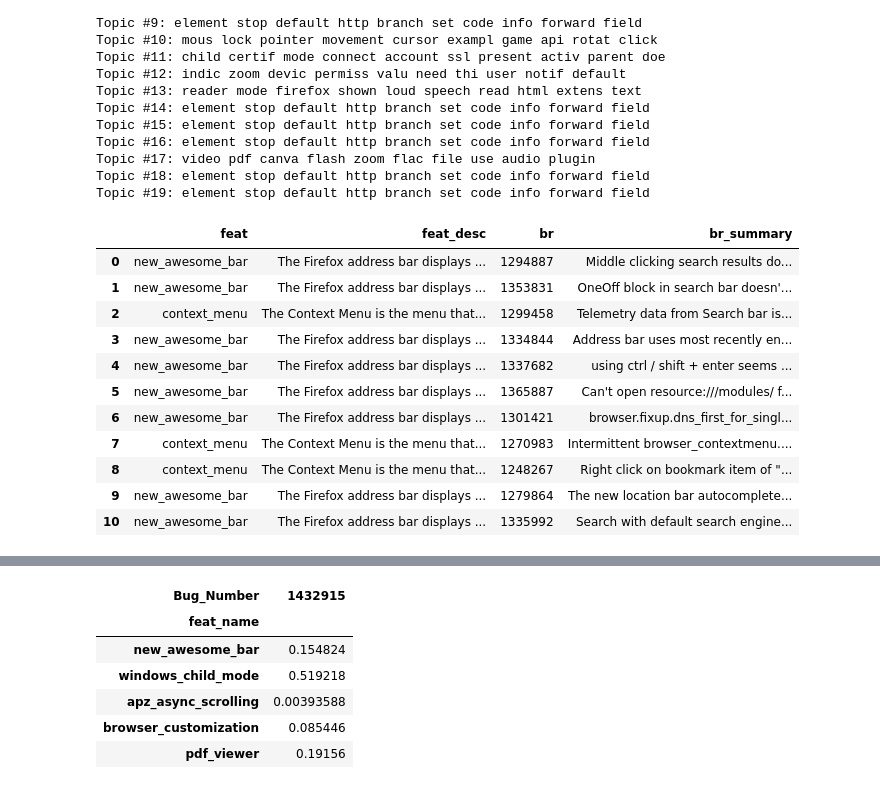
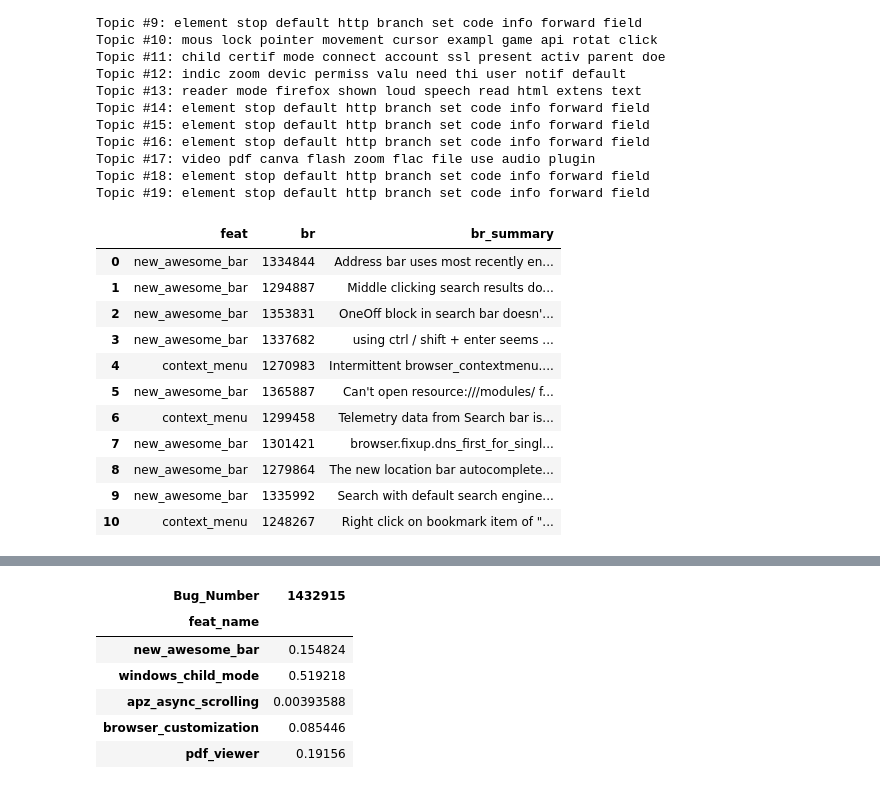
Before and after one commit to Pointpt/trace-link-recovery-study, a Jupyter notebook: notebooks/firefox_p2/feat_br_tracing/feat_br_runner.ipynb, the cells around one changed output, grey strips where cells are left out. Drawn from its saved outputs; the diff is of its cells as text; code cells hidden in the pictures.

```diff
--- a/notebooks/firefox_p2/feat_br_tracing/feat_br_runner.ipynb
+++ b/notebooks/firefox_p2/feat_br_tracing/feat_br_runner.ipynb
@@ -406,20 +402,20 @@ Topic #17: video pdf canva flash zoom flac file use audio plugin
 Topic #18: element stop default http branch set code info forward field
 Topic #19: element stop default http branch set code info forward field
 # %%
-aux_functions.detail_features_br(lda_fn_exc_set_t1, features, bugreports)
+aux_functions.detail_features_br(lda_fn_exc_set_t1, features, bugreports)[['feat','br','br_summary']]
 # %% [output]
-|  | feat | feat_desc | br | br_summary |
-| 0 | new_awesome_bar | The Firefox address bar displays ... | 1294887 | Middle clicking search results do... |
-| 1 | new_awesome_bar | The Firefox address bar displays ... | 1353831 | OneOff block in search bar doesn'... |
-| 2 | context_menu | The Context Menu is the menu that... | 1299458 | Telemetry data from Search bar is... |
-| 3 | new_awesome_bar | The Firefox address bar displays ... | 1334844 | Address bar uses most recently en... |
-| 4 | new_awesome_bar | The Firefox address bar displays ... | 1337682 | using ctrl / shift + enter seems ... |
-| 5 | new_awesome_bar | The Firefox address bar displays ... | 1365887 | Can't open resource:///modules/ f... |
-| 6 | new_awesome_bar | The Firefox address bar displays ... | 1301421 | browser.fixup.dns_first_for_singl... |
-| 7 | context_menu | The Context Menu is the menu that... | 1270983 | Intermittent browser_contextmenu.... |
-| 8 | context_menu | The Context Menu is the menu that... | 1248267 | Right click on bookmark item of "... |
-| 9 | new_awesome_bar | The Firefox address bar displays ... | 1279864 | The new location bar autocomplete... |
-| 10 | new_awesome_bar | The Firefox address bar displays ... | 1335992 | Search with default search engine... |
+|  | feat | br | br_summary |
+| 0 | new_awesome_bar | 1334844 | Address bar uses most recently en... |
+| 1 | new_awesome_bar | 1294887 | Middle clicking search results do... |
+| 2 | new_awesome_bar | 1353831 | OneOff block in search bar doesn'... |
+| 3 | new_awesome_bar | 1337682 | using ctrl / shift + enter seems ... |
+| 4 | context_menu | 1270983 | Intermittent browser_contextmenu.... |
+| 5 | new_awesome_bar | 1365887 | Can't open resource:///modules/ f... |
+| 6 | context_menu | 1299458 | Telemetry data from Search bar is... |
+| 7 | new_awesome_bar | 1301421 | browser.fixup.dns_first_for_singl... |
+| 8 | new_awesome_bar | 1279864 | The new location bar autocomplete... |
+| 9 | new_awesome_bar | 1335992 | Search with default search engine... |
+| 10 | context_menu | 1248267 | Right click on bookmark item of "... |
 # %%
 aux_functions.highlight_df(exp_vol_intersec_strat_runner.get_lda_model().get_sim_matrix().loc[:,[b for f,b in lda_fn_exc_set_t1]])
 # %% [output]
```
Also changed, not shown: parts of 23 cells of this notebook, 1 other file.
